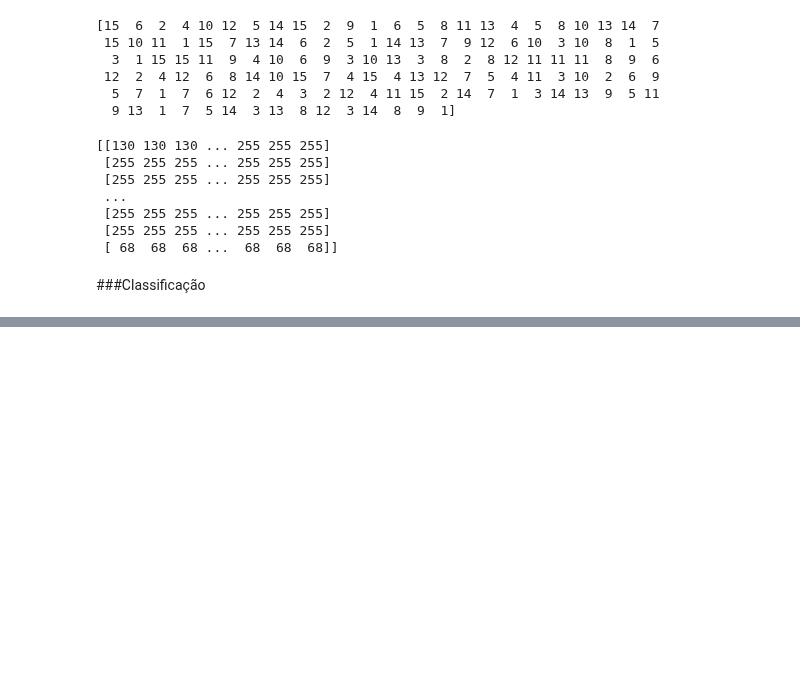
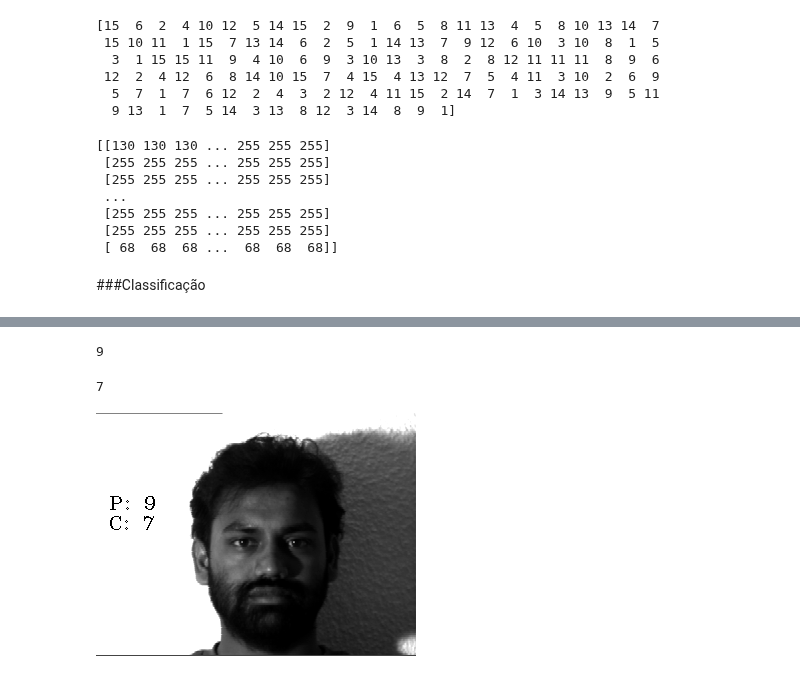
Before and after one commit to WallaceSantana79/CursoMachineLearning, a Jupyter notebook: VisãoComputacional.ipynb, the cells around one changed output, grey strips where cells are left out. Saved outputs shown, nothing was run; the diff lists cells and outputs as text; code cells hidden in the pictures; blank space fills up the shorter version.

```diff
--- a/VisãoComputacional.ipynb
+++ b/VisãoComputacional.ipynb
@@ -137,0 +141,6 @@ lbph.write('classificadorLBPH.yml')
+# %%
+imagem_teste = '/content/yalefaces/test/subject07.leftlight.gif'
+# %%
+imagem = Image.open(imagem_teste).convert('L')
+imagem_np = np.array(imagem, 'uint8')
+print(imagem_np)
@@ -137,0 +155,16 @@ lbph.write('classificadorLBPH.yml')
+# %%
+idprevisto, _ = reconhecedor.predict(imagem_np)
+idprevisto
+# %% [output]
+9
+# %%
+idcorreto = int(os.path.split(imagem_teste)[1].split('.')[0].replace('subject',''))
+idcorreto
+# %% [output]
+7
+# %%
+cv2.putText(imagem_np,'P: ' + str(idprevisto), (x,y + 30), cv2.FONT_HERSHEY_COMPLEX_SMALL, 1, (0,255,0))
+cv2.putText(imagem_np,'C: ' + str(idcorreto), (x,y + 50), cv2.FONT_HERSHEY_COMPLEX_SMALL, 1, (0,255,0))
+cv2_imshow(imagem_np)
+# %% [output]
+[figure, added]
```
Also changed, not shown: parts of 2 cells of this notebook.
